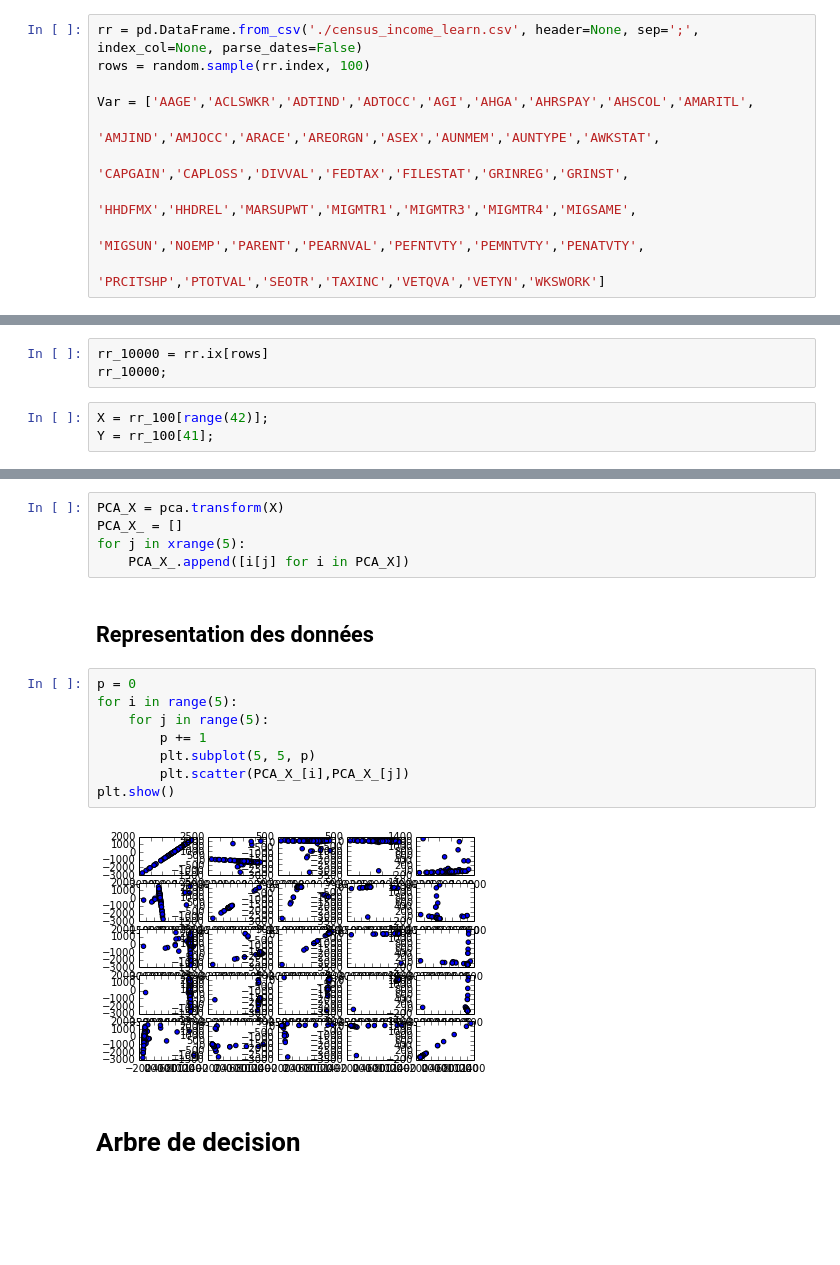
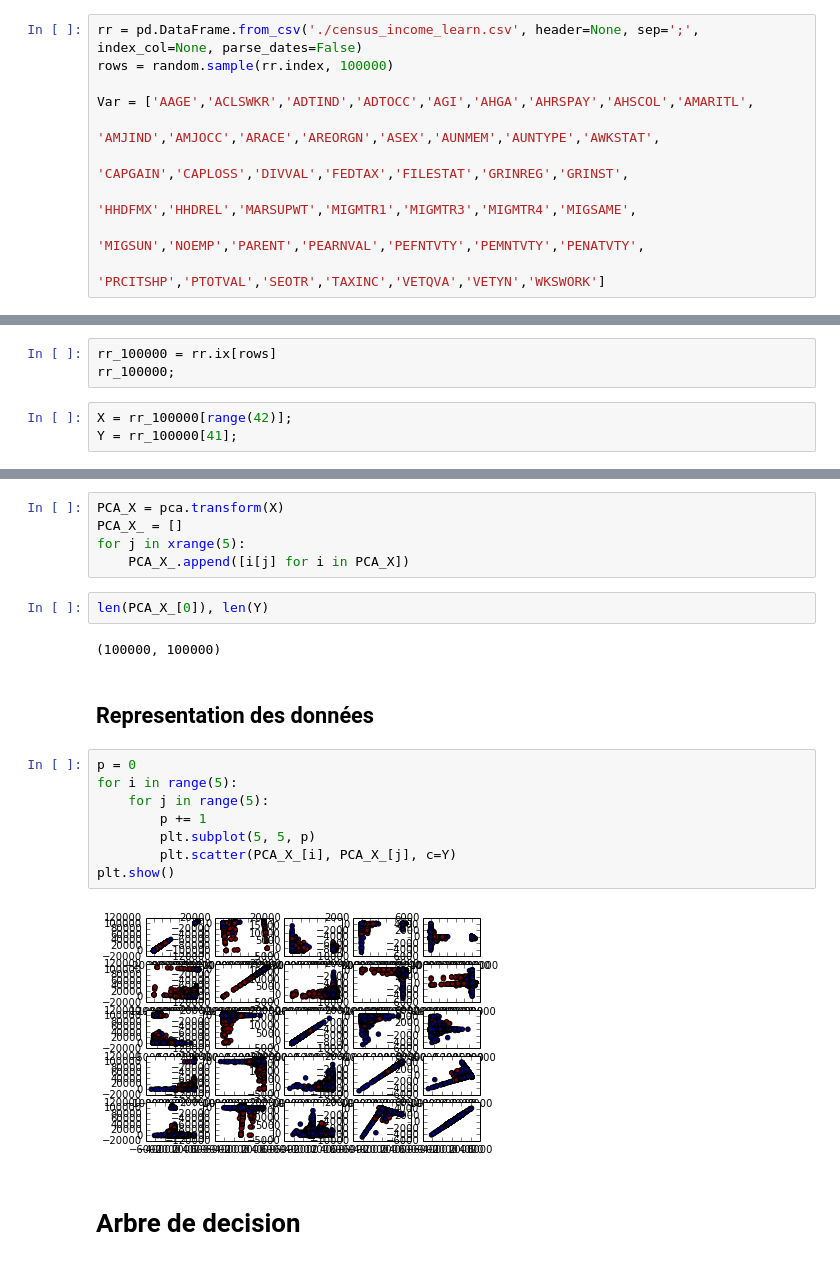
Before and after one commit to ggy/dataiku, a Jupyter notebook: DataAnalyse.ipynb, the cells around one changed output, grey strips where cells are left out. Cells and saved outputs as stored; diff of their text form; blank space fills up the shorter version.

```diff
--- a/DataAnalyse.ipynb
+++ b/DataAnalyse.ipynb
@@ -25,7 +25,7 @@ Chargement des Data
 ===================
 # %%
 rr = pd.DataFrame.from_csv('./census_income_learn.csv', header=None, sep=';', index_col=None, parse_dates=False)
-rows = random.sample(rr.index, 100)
+rows = random.sample(rr.index, 100000)
 
 Var = ['AAGE','ACLSWKR','ADTIND','ADTOCC','AGI','AHGA','AHRSPAY','AHSCOL','AMARITL',
                                     'AMJIND','AMJOCC','ARACE','AREORGN','ASEX','AUNMEM','AUNTYPE','AWKSTAT',
@@ -37,11 +37,11 @@ Var = ['AAGE','ACLSWKR','ADTIND','ADTOCC','AGI','AHGA','AHRSPAY','AHSCOL','AMARI
 Pseudo Traitement des données
 =============================
 # %%
-rr_10000 = rr.ix[rows]
-rr_10000;
+rr_100000 = rr.ix[rows]
+rr_100000;
 # %%
-X = rr_100[range(42)];
-Y = rr_100[41];
+X = rr_100000[range(42)];
+Y = rr_100000[41];
 # %%
 Data = pd.DataFrame()
 Liste = []
@@ -109,19 +112,23 @@ PCA_X = pca.transform(X)
 PCA_X_ = []
 for j in xrange(5):
     PCA_X_.append([i[j] for i in PCA_X])
+# %%
+len(PCA_X_[0]), len(Y)
+# %% [output]
+(100000, 100000)
 # %% [markdown]
 Representation des données
 --------------------------
 # %%
 p = 0
 for i in range(5):
     for j in range(5):
         p += 1
         plt.subplot(5, 5, p)
-        plt.scatter(PCA_X_[i],PCA_X_[j])
+        plt.scatter(PCA_X_[i], PCA_X_[j], c=Y)
 plt.show()
 # %% [output]
-[figure, old version]
+[figure, new version]
 # %% [markdown]
 Arbre de decision
 =================
```
Also changed, not shown: parts of 9 cells of this notebook, 2 other files.
